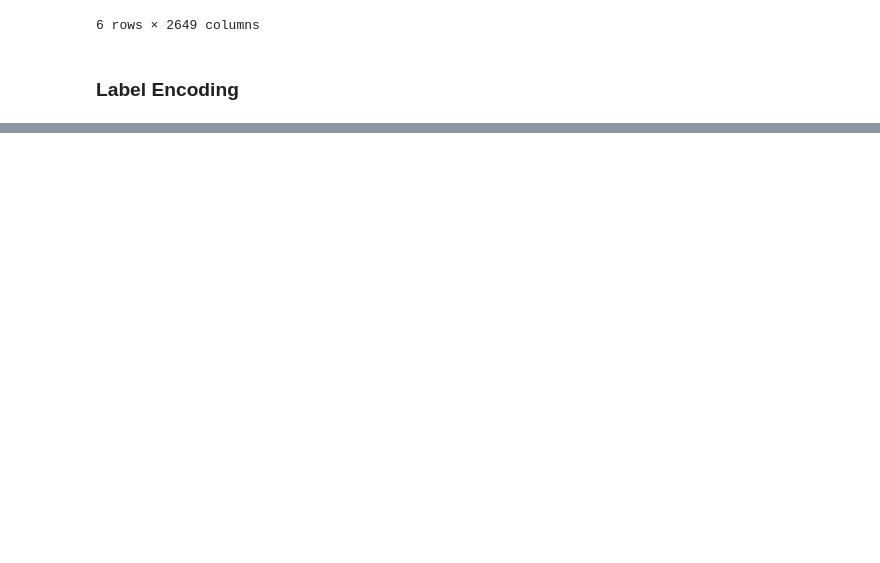
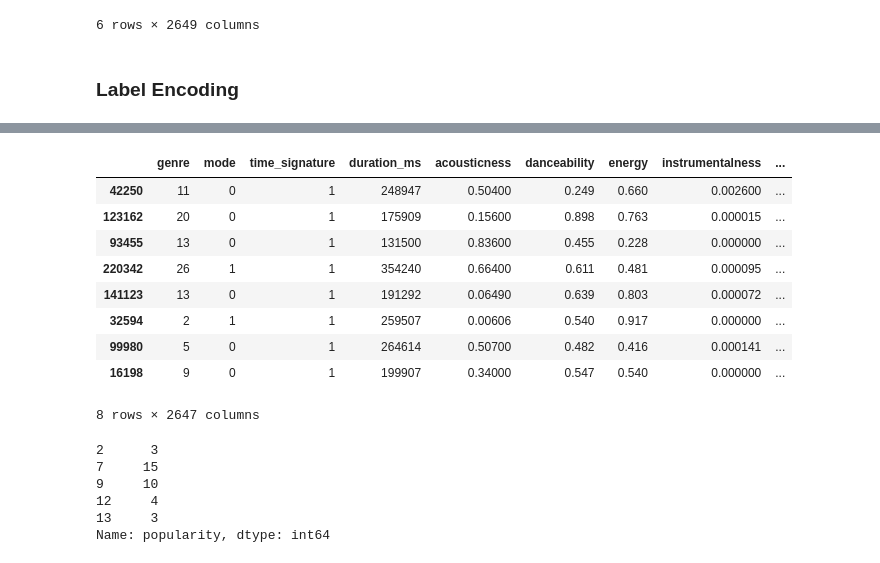
Before and after one commit to McOwino/Spotify_Analysis, a Jupyter notebook: Spottify_Analysis.ipynb, the cells around one changed output, grey strips where cells are left out. Cells and saved outputs as stored; diff of their text form; code cells hidden in the pictures; blank space fills up the shorter version.

```diff
--- a/Spottify_Analysis.ipynb
+++ b/Spottify_Analysis.ipynb
@@ -441,7 +441,7 @@ data3.sample(6)
 from sklearn.preprocessing import LabelEncoder
 # %%
 #Covert the Categorical Columns to into numerical values
-for col in data.select_dtypes(include='object'):
+for col in data3.select_dtypes(include='object').drop(columns=["artist"]):
     label_encoder=LabelEncoder()
-    label_encoder.fit(data[col].unique())
-    data[col]=label_encoder.transform(data[col])
+    label_encoder.fit(data3[col].unique())
+    data3[col]=label_encoder.transform(data3[col])
@@ -447,0 +457,26 @@ for col in data.select_dtypes(include='object'):
+# %%
+x = data3.drop(["artist", "popularity"], axis = "columns")
+
+x.sample(8)
+# %% [output]
+|  | genre | mode | time_signature | duration_ms | acousticness | danceability | energy | instrumentalness | ... |
+| 42250 | 11 | 0 | 1 | 248947 | 0.50400 | 0.249 | 0.660 | 0.002600 | ... |
+| 123162 | 20 | 0 | 1 | 175909 | 0.15600 | 0.898 | 0.763 | 0.000015 | ... |
+| 93455 | 13 | 0 | 1 | 131500 | 0.83600 | 0.455 | 0.228 | 0.000000 | ... |
+| 220342 | 26 | 1 | 1 | 354240 | 0.66400 | 0.611 | 0.481 | 0.000095 | ... |
+| 141123 | 13 | 0 | 1 | 191292 | 0.06490 | 0.639 | 0.803 | 0.000072 | ... |
+| 32594 | 2 | 1 | 1 | 259507 | 0.00606 | 0.540 | 0.917 | 0.000000 | ... |
+| 99980 | 5 | 0 | 1 | 264614 | 0.50700 | 0.482 | 0.416 | 0.000141 | ... |
+| 16198 | 9 | 0 | 1 | 199907 | 0.34000 | 0.547 | 0.540 | 0.000000 | ... |
+8 rows × 2647 columns
+# %%
+y = data3["popularity"]
+
+y.head()
+# %% [output]
+2      3
+7     15
+9     10
+12     4
+13     3
+Name: popularity, dtype: int64
```
Also changed, not shown: parts of 23 cells of this notebook.
